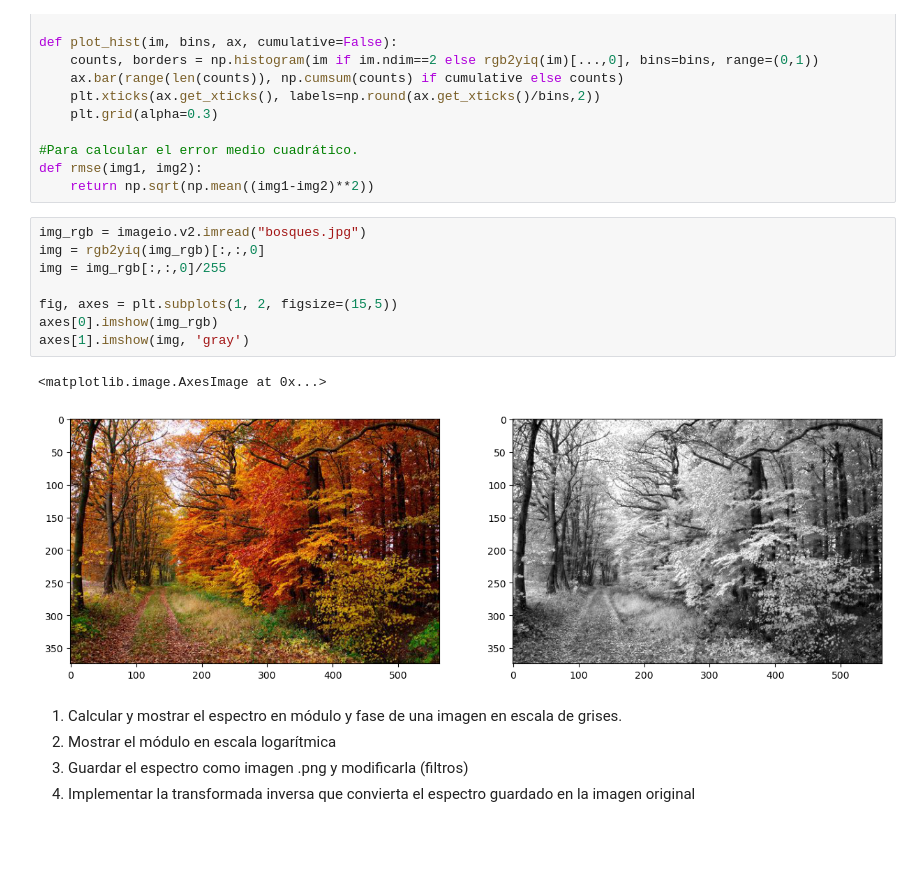
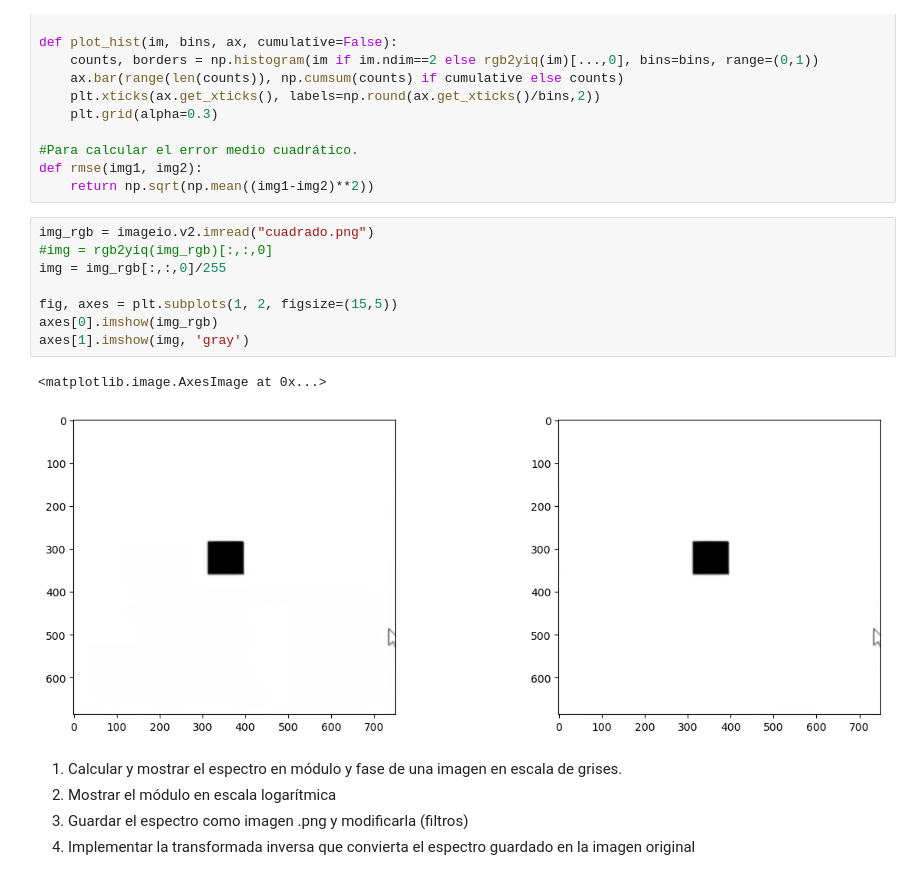
Before and after one commit to disenodc/pdi, a Jupyter notebook: Practica_4_Ceballos.ipynb, the cells around one changed output. Drawn from its saved outputs; the diff is of its cells as text; blank space fills up the shorter version.

```diff
--- a/Practica_4_Ceballos.ipynb
+++ b/Practica_4_Ceballos.ipynb
@@ -34,16 +34,16 @@ def plot_hist(im, bins, ax, cumulative=False):
 def rmse(img1, img2):
     return np.sqrt(np.mean((img1-img2)**2))
 # %%
-img_rgb = imageio.v2.imread("bosques.jpg")
-img = rgb2yiq(img_rgb)[:,:,0]
+img_rgb = imageio.v2.imread("cuadrado.png")
+#img = rgb2yiq(img_rgb)[:,:,0]
 img = img_rgb[:,:,0]/255
 
 fig, axes = plt.subplots(1, 2, figsize=(15,5))
 axes[0].imshow(img_rgb)
 axes[1].imshow(img, 'gray')
 # %% [output]
 <matplotlib.image.AxesImage at 0x...>
-[figure, old version]
+[figure, new version]
 # %% [markdown]
  1. Calcular y mostrar el espectro en módulo y fase de una imagen en escala de grises.
  2. Mostrar el módulo en escala logarítmica
```
Also changed, not shown: parts of 4 cells of this notebook, 14 other files.
